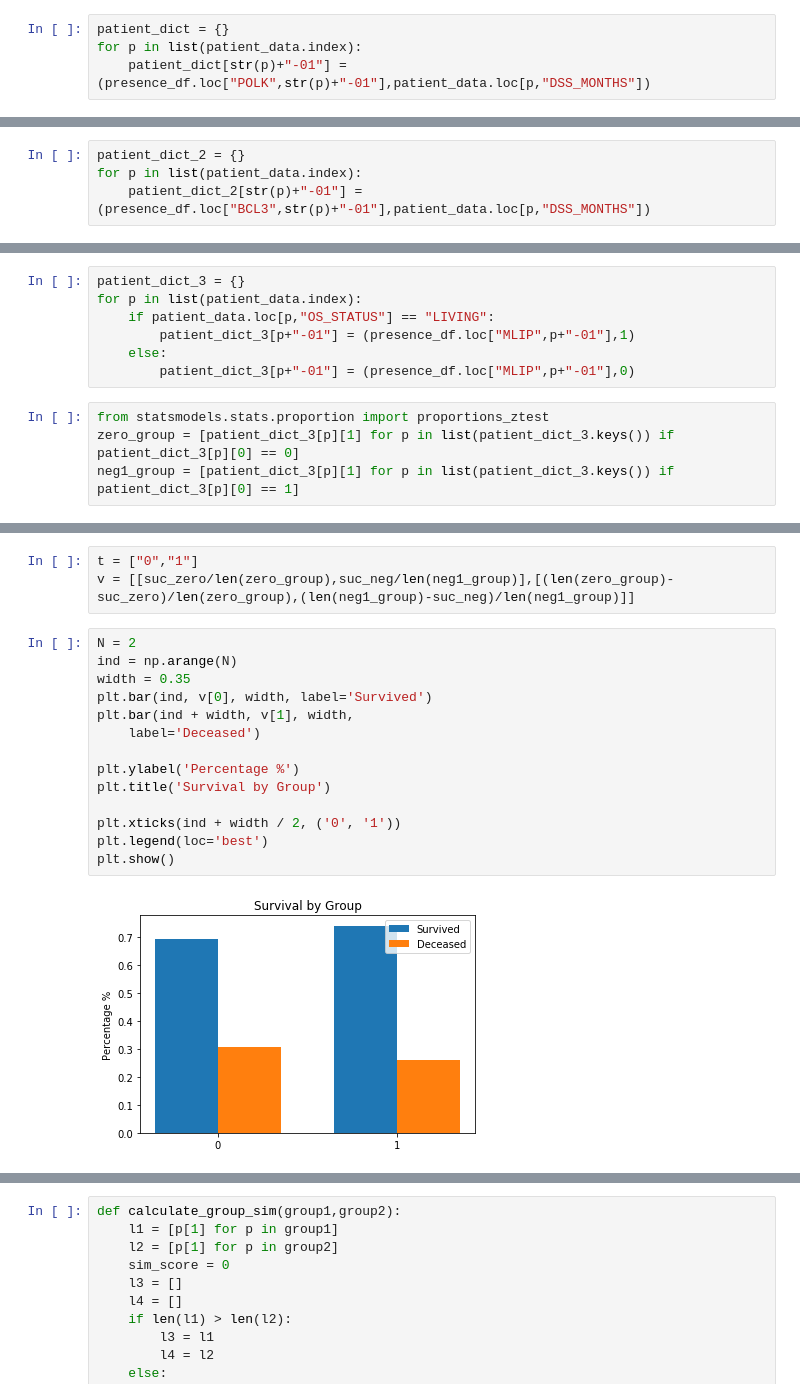
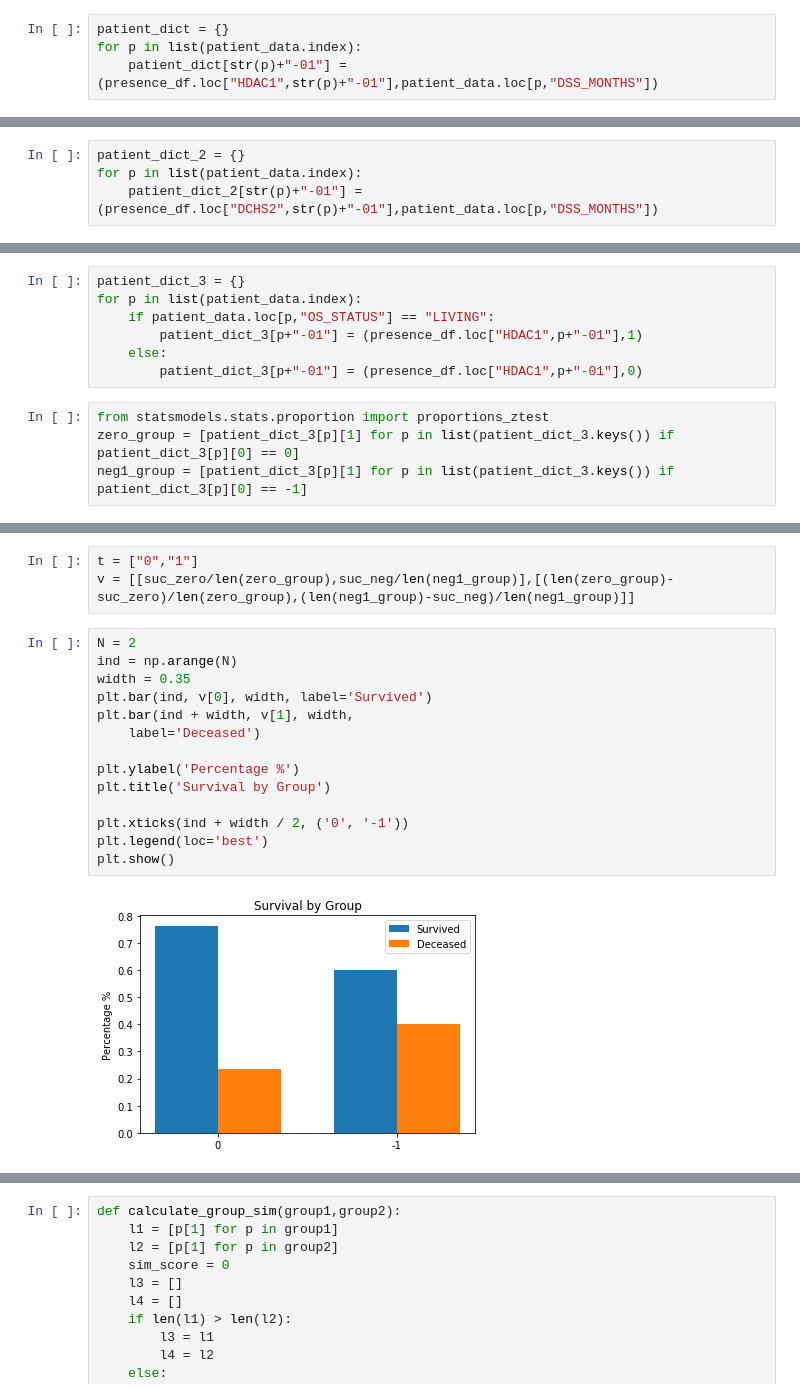
Before and after one commit to N8Grant/TripodsREU, a Jupyter notebook: scripts/Vis3.ipynb, the cells around one changed output, grey strips where cells are left out. Saved outputs shown, nothing was run; the diff lists cells and outputs as text.

```diff
--- a/scripts/Vis3.ipynb
+++ b/scripts/Vis3.ipynb
@@ -265,6 +265,6 @@ patient_data.head()
 # %%
 patient_dict = {}
 for p in list(patient_data.index):
-    patient_dict[str(p)+"-01"] = (presence_df.loc["POLK",str(p)+"-01"],patient_data.loc[p,"DSS_MONTHS"])
+    patient_dict[str(p)+"-01"] = (presence_df.loc["HDAC1",str(p)+"-01"],patient_data.loc[p,"DSS_MONTHS"])
 # %%
 zero_group = [patient_dict[p][1] for p in list(patient_dict.keys()) if patient_dict[p][0] == 0]
@@ -303,5 +303,5 @@ sns.kdeplot(neg1_group,shade=True,color='b')
 # %%
 patient_dict_2 = {}
 for p in list(patient_data.index):
-    patient_dict_2[str(p)+"-01"] = (presence_df.loc["BCL3",str(p)+"-01"],patient_data.loc[p,"DSS_MONTHS"])
+    patient_dict_2[str(p)+"-01"] = (presence_df.loc["DCHS2",str(p)+"-01"],patient_data.loc[p,"DSS_MONTHS"])
 # %%
@@ -342,13 +342,13 @@ sns.kdeplot(neg1_group_2,shade=True,color='b')
 patient_dict_3 = {}
 for p in list(patient_data.index):
     if patient_data.loc[p,"OS_STATUS"] == "LIVING":
-        patient_dict_3[p+"-01"] = (presence_df.loc["MLIP",p+"-01"],1)
+        patient_dict_3[p+"-01"] = (presence_df.loc["HDAC1",p+"-01"],1)
     else:
-        patient_dict_3[p+"-01"] = (presence_df.loc["MLIP",p+"-01"],0)
+        patient_dict_3[p+"-01"] = (presence_df.loc["HDAC1",p+"-01"],0)
 # %%
 from statsmodels.stats.proportion import proportions_ztest
 zero_group = [patient_dict_3[p][1] for p in list(patient_dict_3.keys()) if patient_dict_3[p][0] == 0]
-neg1_group = [patient_dict_3[p][1] for p in list(patient_dict_3.keys()) if patient_dict_3[p][0] == 1]
+neg1_group = [patient_dict_3[p][1] for p in list(patient_dict_3.keys()) if patient_dict_3[p][0] == -1]
 # %%
 suc_zero = sum([1 for o in zero_group if o == 1])
 suc_neg = sum([1 for o in neg1_group if o == 1])
@@ -362,19 +362,19 @@ v = [[suc_zero/len(zero_group),suc_neg/len(neg1_group)],[(len(zero_group)-suc_ze
 # %%
 N = 2
 ind = np.arange(N)
 width = 0.35
 plt.bar(ind, v[0], width, label='Survived')
 plt.bar(ind + width, v[1], width,
     label='Deceased')
 
 plt.ylabel('Percentage %')
 plt.title('Survival by Group')
 
-plt.xticks(ind + width / 2, ('0', '1'))
+plt.xticks(ind + width / 2, ('0', '-1'))
 plt.legend(loc='best')
 plt.show()
 # %% [output]
-[figure, old version]
+[figure, new version]
 # %%
 patient_dict_3
 # %% [output]
```
Also changed, not shown: parts of 10 cells of this notebook, 1 other file.
